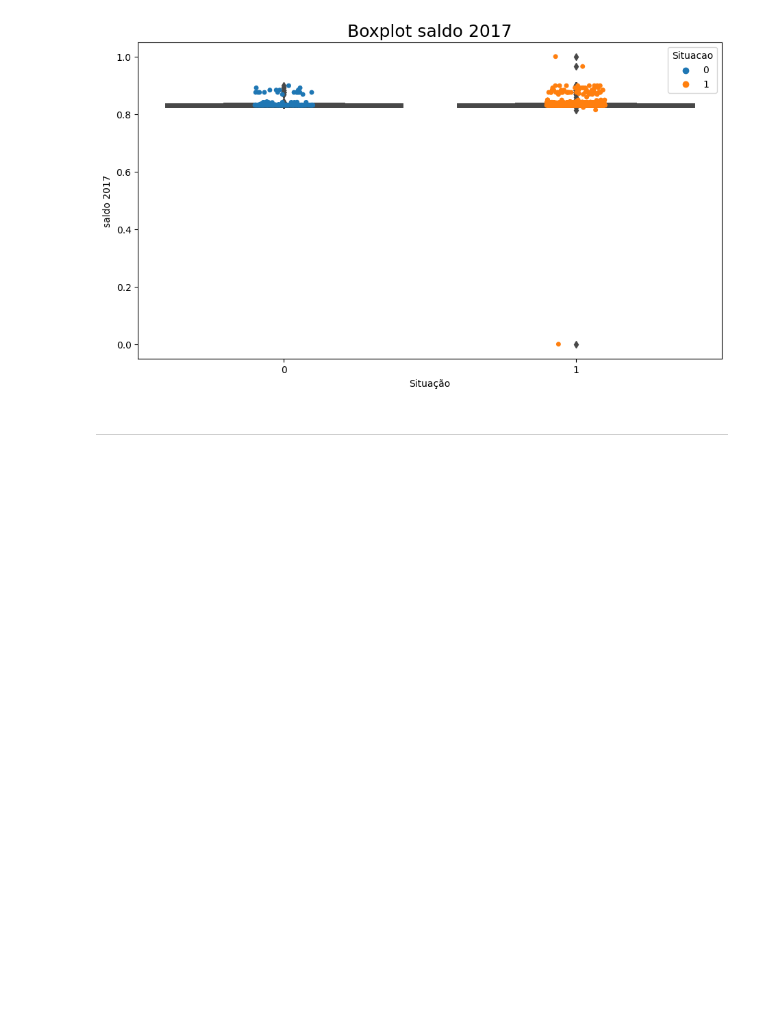
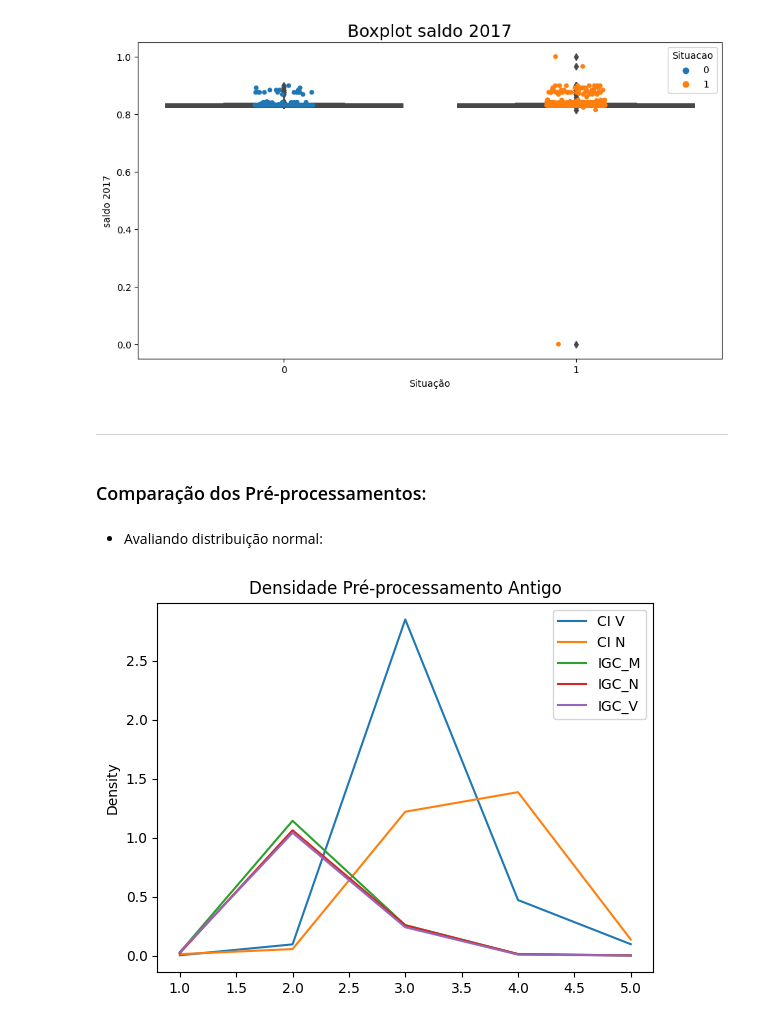
Before and after one commit to MrMilhas/Trabalho_Mineracao_Dados, a Jupyter notebook: src/trabalho_3/analysis.ipynb, the cells around one changed output. Cells and saved outputs as stored; diff of their text form; code cells hidden in the pictures; blank space fills up the shorter version.

```diff
--- a/src/trabalho_3/analysis.ipynb
+++ b/src/trabalho_3/analysis.ipynb
@@ -186,3 +188,16 @@ plt.show()
 [figure]
 # %% [markdown]
 -----------------------------
+# %% [markdown]
+### Comparação dos Pré-processamentos:
+# %%
+df_old = pd.read_csv('../../data/dataset_final.csv')
+df_new = pd.read_csv('../../data/dataset_new_with_outliers.csv')
+# %% [markdown]
+* Avaliando distribuição normal:
+# %%
+df_old[['CI V', 'CI N', 'IGC_M', 'IGC_N', 'IGC_V']].plot.kde(ind=[1, 2, 3, 4, 5])
+plt.title('Densidade Pré-processamento Antigo')
+plt.savefig('./graphs/gaussian_old.png')
+# %% [output]
+[figure, added]
```
Also changed, not shown: parts of 6 cells of this notebook, 12 other files.
